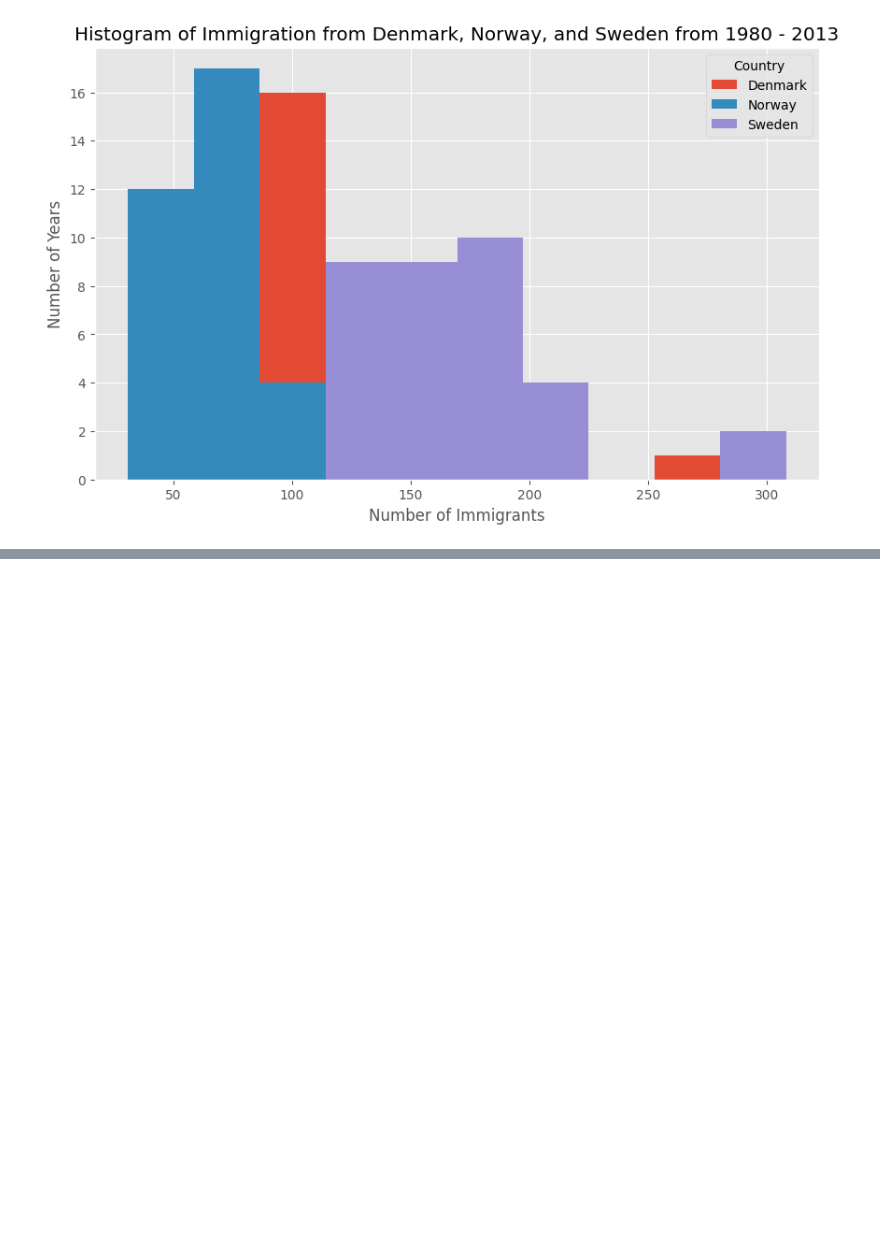
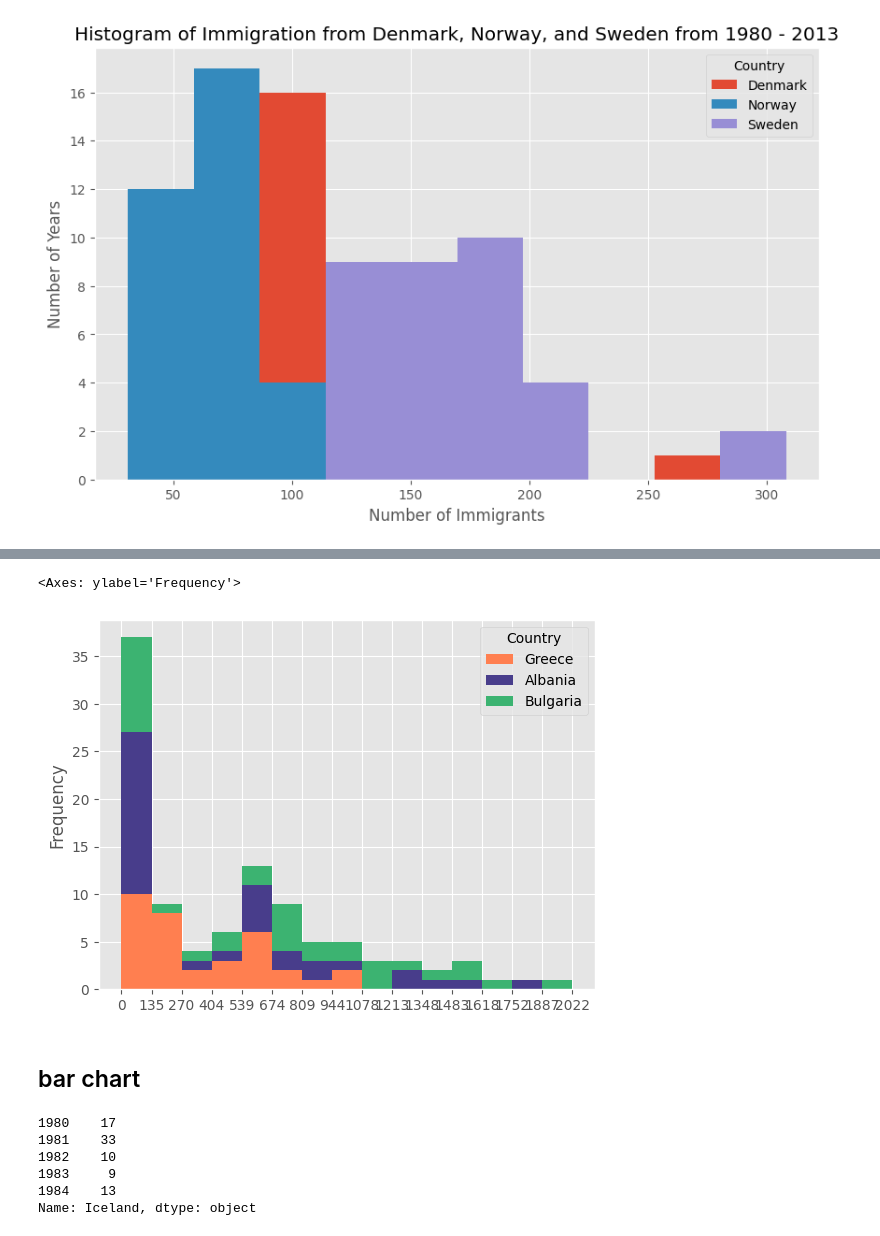
Before and after one commit to jihyeon26/data_analyze_project1, a Jupyter notebook: dataScience_ibm/visualization/2. matplotlib.ipynb, the cells around one changed output, grey strips where cells are left out. Saved outputs shown, nothing was run; the diff lists cells and outputs as text; code cells hidden in the pictures; blank space fills up the shorter version.

```diff
--- a/dataScience_ibm/visualization/2. matplotlib.ipynb
+++ b/dataScience_ibm/visualization/2. matplotlib.ipynb
@@ -237,0 +280,21 @@ plt.show()
+# %%
+df_gab = df_can.loc[['Greece', 'Albania', 'Bulgaria'], years].transpose()
+
+count, bin_edge = np.histogram(df_gab, bins=15)
+
+df_gab.plot(kind='hist', bins=15, xticks=bin_edge, color=['coral', 'darkslateblue', 'mediumseagreen'], stacked=True,)
+# %% [output]
+<Axes: ylabel='Frequency'>
+[figure, added]
+# %% [markdown]
+## bar chart
+# %%
+df_iceland = df_can.loc['Iceland', years]
+df_iceland.head()
+# %% [output]
+1980    17
+1981    33
+1982    10
+1983     9
+1984    13
+Name: Iceland, dtype: object
```
Also changed, not shown: parts of 8 cells of this notebook.
